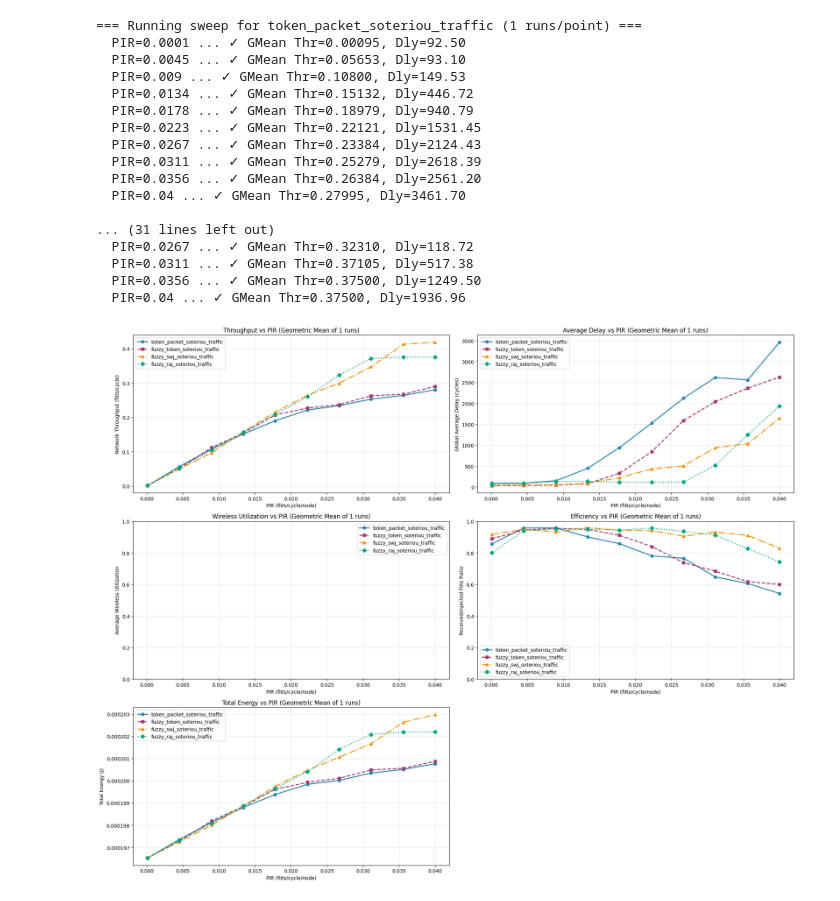
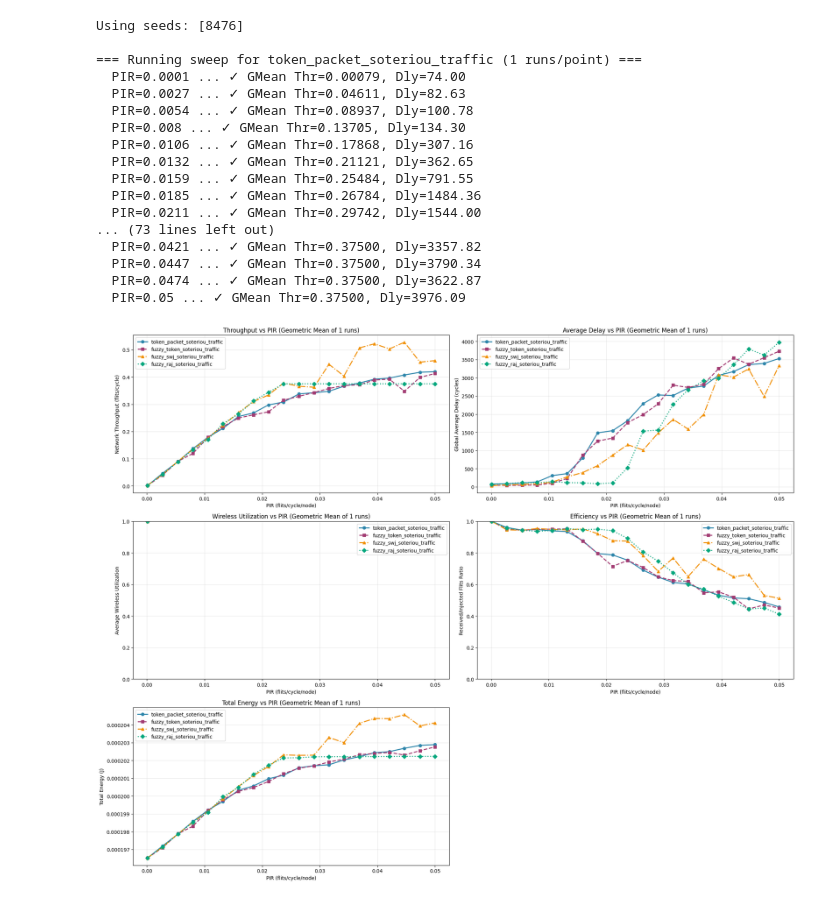
Before and after one commit to Jain-Nishkarsh/WiNoC-SOP, a Jupyter notebook: results/evaluate.ipynb, the cells around one changed output. Saved outputs shown, nothing was run; the diff lists cells and outputs as text; code cells hidden in the pictures.

```diff
--- a/results/evaluate.ipynb
+++ b/results/evaluate.ipynb
@@ -227,8 +227,9 @@ NUM_RUNS = 1  # Number of runs per point
 
 # PIR_LIST = [0.001]
 # PIR_LIST = [round(x, 4) for x in np.linspace(0.0001, 0.005, 10)]
-PIR_LIST = [round(x, 4) for x in np.linspace(0.0001, 0.04, 10)]
+PIR_LIST = [round(x, 4) for x in np.linspace(0.0001, 0.05, 20)]
 SEED_LIST = random.sample(range(1, 10000), NUM_RUNS)
+print(f"Using seeds: {SEED_LIST}")
 
 # Minimal parser for Noxim stdout
 METRIC_PATTERNS = {
@@ -285,7 +286,7 @@ def run_sweep_multiseed(config_path: str, pir_list, label: str):
             "total_energy": []
         }
 
-        for seed in SEED_LIST:
+        for (i,seed) in enumerate(SEED_LIST):
             cmd = [
                 "./noxim",
                 "-config", str(config_path),
@@ -404,50 +405,50 @@ ax2.legend()
 ax3.set_xlabel("PIR (flits/cycle/node)")
 ax3.set_ylabel("Average Wireless Utilization")
 ax3.set_title(f"Wireless Utilization vs PIR (Geometric Mean of {NUM_RUNS} runs)")
 ax3.set_ylim(0.0, 1.0)
 ax3.grid(True, alpha=0.3)
 ax3.legend()
 
 
 # Configure Received/Injected flits ratio plot
 ax4.set_xlabel("PIR (flits/cycle/node)")
 ax4.set_ylabel("Received/Injected Flits Ratio")
 ax4.set_title(f"Efficiency vs PIR (Geometric Mean of {NUM_RUNS} runs)")
 ax4.set_ylim(0.0, 1.0)
 ax4.grid(True, alpha=0.3)
 ax4.legend()
 
 # Configure Total Energy plot
 ax5.set_xlabel("PIR (flits/cycle/node)")
 ax5.set_ylabel("Total Energy (J)")
 ax5.set_title(f"Total Energy vs PIR (Geometric Mean of {NUM_RUNS} runs)")
 ax5.grid(True, alpha=0.3)
 ax5.legend()
 
 # Hide the unused subplot
 ax6.axis('off')
 
 plt.tight_layout()
 plt.show()
 # %% [output]
+Using seeds: [8476]
+
 === Running sweep for token_packet_soteriou_traffic (1 runs/point) ===
-  PIR=0.0001 ... ✓ GMean Thr=0.00095, Dly=92.50
-  PIR=0.0045 ... ✓ GMean Thr=0.05653, Dly=93.10
-  PIR=0.009 ... ✓ GMean Thr=0.10800, Dly=149.53
-  PIR=0.0134 ... ✓ GMean Thr=0.15132, Dly=446.72
-  PIR=0.0178 ... ✓ GMean Thr=0.18979, Dly=940.79
-  PIR=0.0223 ... ✓ GMean Thr=0.22121, Dly=1531.45
-  PIR=0.0267 ... ✓ GMean Thr=0.23384, Dly=2124.43
-  PIR=0.0311 ... ✓ GMean Thr=0.25279, Dly=2618.39
-  PIR=0.0356 ... ✓ GMean Thr=0.26384, Dly=2561.20
-  PIR=0.04 ... ✓ GMean Thr=0.27995, Dly=3461.70
-
-... (31 lines left out)
-  PIR=0.0267 ... ✓ GMean Thr=0.32310, Dly=118.72
-  PIR=0.0311 ... ✓ GMean Thr=0.37105, Dly=517.38
-  PIR=0.0356 ... ✓ GMean Thr=0.37500, Dly=1249.50
-  PIR=0.04 ... ✓ GMean Thr=0.37500, Dly=1936.96
+  PIR=0.0001 ... ✓ GMean Thr=0.00079, Dly=74.00
+  PIR=0.0027 ... ✓ GMean Thr=0.04611, Dly=82.63
+  PIR=0.0054 ... ✓ GMean Thr=0.08937, Dly=100.78
+  PIR=0.008 ... ✓ GMean Thr=0.13705, Dly=134.30
+  PIR=0.0106 ... ✓ GMean Thr=0.17868, Dly=307.16
+  PIR=0.0132 ... ✓ GMean Thr=0.21121, Dly=362.65
+  PIR=0.0159 ... ✓ GMean Thr=0.25484, Dly=791.55
+  PIR=0.0185 ... ✓ GMean Thr=0.26784, Dly=1484.36
+  PIR=0.0211 ... ✓ GMean Thr=0.29742, Dly=1544.00
+... (73 lines left out)
+  PIR=0.0421 ... ✓ GMean Thr=0.37500, Dly=3357.82
+  PIR=0.0447 ... ✓ GMean Thr=0.37500, Dly=3790.34
+  PIR=0.0474 ... ✓ GMean Thr=0.37500, Dly=3622.87
+  PIR=0.05 ... ✓ GMean Thr=0.37500, Dly=3976.09
-[figure, old version]
+[figure, new version]
 # %%
 import pandas as pd
 import matplotlib.pyplot as plt
```
Also changed, not shown: parts of 3 cells of this notebook, 4 other files.
